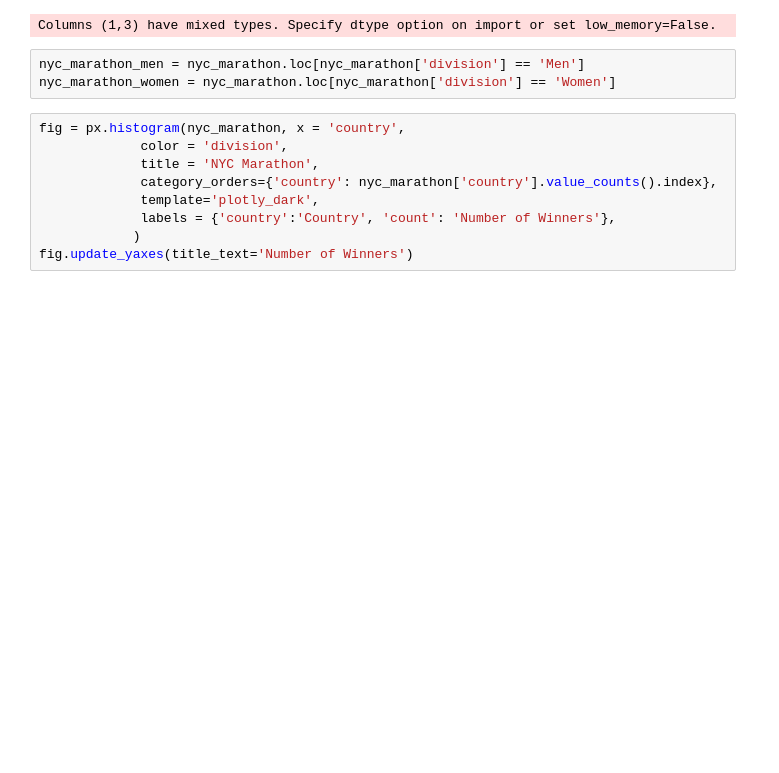
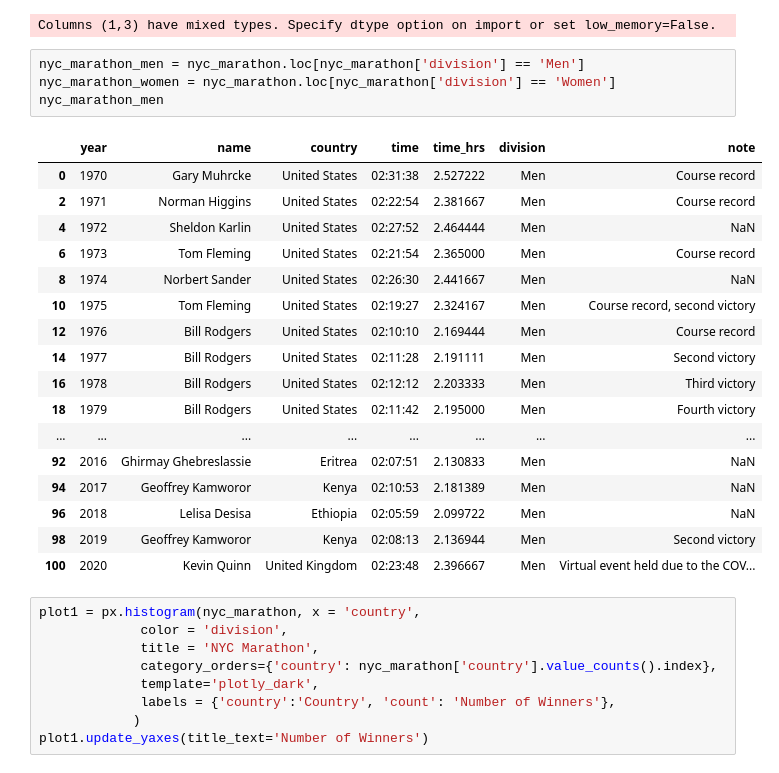
Before and after one commit to alisonands/berlin_marathon, a Jupyter notebook: visualization/1_running.ipynb, the cells around one changed output. Saved outputs shown, nothing was run; the diff lists cells and outputs as text; blank space fills up the shorter version.

```diff
--- a/visualization/1_running.ipynb
+++ b/visualization/1_running.ipynb
@@ -81,12 +81,31 @@ Columns (1,3) have mixed types. Specify dtype option on import or set low_memory
 # %%
 nyc_marathon_men = nyc_marathon.loc[nyc_marathon['division'] == 'Men']
 nyc_marathon_women = nyc_marathon.loc[nyc_marathon['division'] == 'Women']
+nyc_marathon_men
+# %% [output]
+|  | year | name | country | time | time_hrs | division | note |
+| 0 | 1970 | Gary Muhrcke | United States | 02:31:38 | 2.527222 | Men | Course record |
+| 2 | 1971 | Norman Higgins | United States | 02:22:54 | 2.381667 | Men | Course record |
+| 4 | 1972 | Sheldon Karlin | United States | 02:27:52 | 2.464444 | Men | NaN |
+| 6 | 1973 | Tom Fleming | United States | 02:21:54 | 2.365000 | Men | Course record |
+| 8 | 1974 | Norbert Sander | United States | 02:26:30 | 2.441667 | Men | NaN |
+| 10 | 1975 | Tom Fleming | United States | 02:19:27 | 2.324167 | Men | Course record, second victory |
+| 12 | 1976 | Bill Rodgers | United States | 02:10:10 | 2.169444 | Men | Course record |
+| 14 | 1977 | Bill Rodgers | United States | 02:11:28 | 2.191111 | Men | Second victory |
+| 16 | 1978 | Bill Rodgers | United States | 02:12:12 | 2.203333 | Men | Third victory |
+| 18 | 1979 | Bill Rodgers | United States | 02:11:42 | 2.195000 | Men | Fourth victory |
+| ... | ... | ... | ... | ... | ... | ... | ... |
+| 92 | 2016 | Ghirmay Ghebreslassie | Eritrea | 02:07:51 | 2.130833 | Men | NaN |
+| 94 | 2017 | Geoffrey Kamworor | Kenya | 02:10:53 | 2.181389 | Men | NaN |
+| 96 | 2018 | Lelisa Desisa | Ethiopia | 02:05:59 | 2.099722 | Men | NaN |
+| 98 | 2019 | Geoffrey Kamworor | Kenya | 02:08:13 | 2.136944 | Men | Second victory |
+| 100 | 2020 | Kevin Quinn | United Kingdom | 02:23:48 | 2.396667 | Men | Virtual event held due to the COV... |
 # %%
-fig = px.histogram(nyc_marathon, x = 'country',
+plot1 = px.histogram(nyc_marathon, x = 'country',
              color = 'division',
              title = 'NYC Marathon',
              category_orders={'country': nyc_marathon['country'].value_counts().index},
              template='plotly_dark',
              labels = {'country':'Country', 'count': 'Number of Winners'},
             )
-fig.update_yaxes(title_text='Number of Winners')
+plot1.update_yaxes(title_text='Number of Winners')
```
Also changed, not shown: parts of 4 cells of this notebook.
